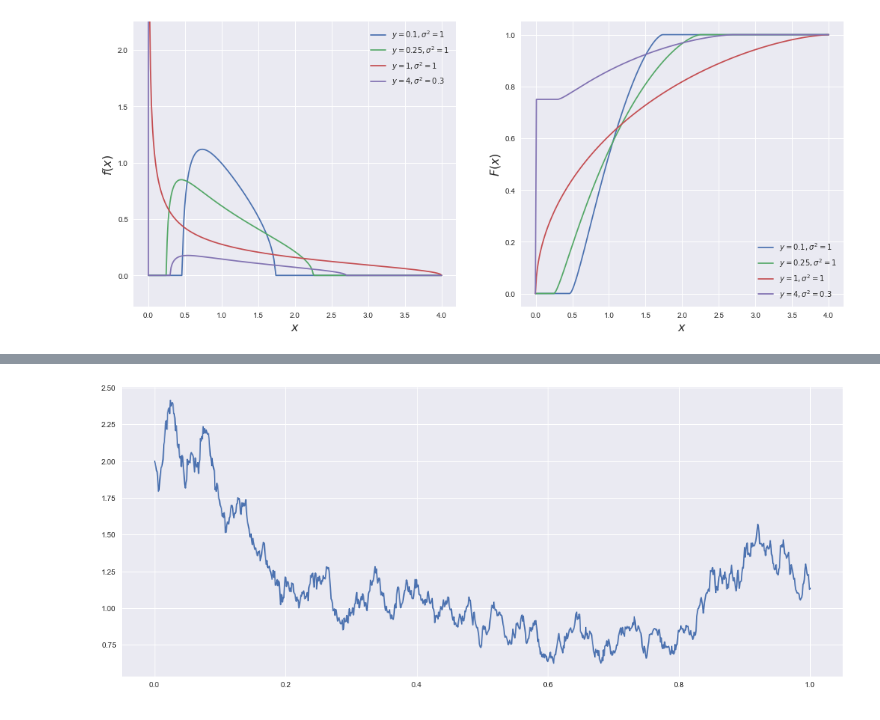
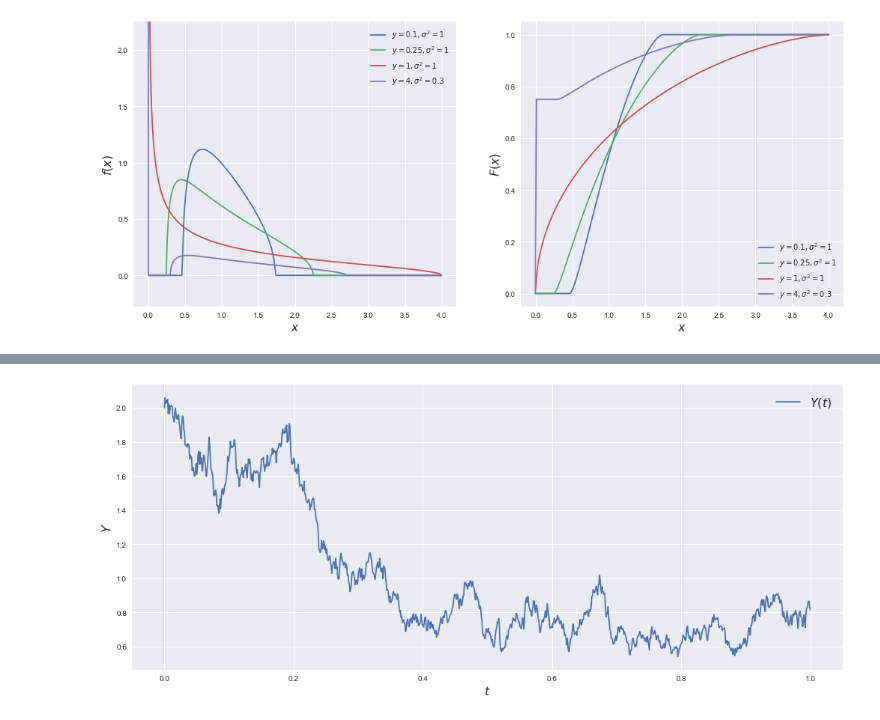
Before and after one commit to wolkym/CAU, a Jupyter notebook: Diploma/Simulation/Simulation.ipynb, the cells around one changed output, grey strips where cells are left out. Saved outputs shown, nothing was run; the diff lists cells and outputs as text; code cells hidden in the pictures.

```diff
--- a/Diploma/Simulation/Simulation.ipynb
+++ b/Diploma/Simulation/Simulation.ipynb
@@ -387,29 +345,32 @@ TVARCV is ready
 # %%
 matplotlib.rcParams['figure.figsize'] = [17, 7]
 
 # dX(t) = β(α - X(t))dt + σ(X(t))^(1/2)dB(t)
 # CIR(t | α, β, σ, X0) ~ Y / c, where
 # Y ~ Noncentral Chi - Squared(4αβ / σ ^ 2, X0 * c * exp(-βt)))
 # and c = 4β / (σ ^ 2 * (1.0 - exp(-βt)))
 def get_gamma_CIR(t, alpha, beta, sigma, x0):
     dt = t[1] - t[0]
     exp_mbeta_dt = np.exp(-beta * dt)
     c = 4 * beta / (sigma * sigma * (1.0 - exp_mbeta_dt))
     degree = 4 * alpha * beta / (sigma * sigma)
     gamma = x0 * np.ones(len(t))
     sigma_sq = alpha * alpha * dt
     for i in range(1, len(gamma)):
         noncentrality = c * gamma[i - 1] * exp_mbeta_dt
         gamma[i] = np.random.noncentral_chisquare(degree, noncentrality) / c
         sigma_sq += gamma[i] * gamma[i] * dt
     return gamma, sigma_sq
 
 time = np.linspace(0, 1, 1000)
-gamma, sigma_sq = get_gamma_CIR(time, 1, 10, 1, 2)
+gamma, sigma_sq = get_gamma_CIR(time, 1, 5, 1, 2)
 plt.plot(time, gamma)
+plt.xlabel('$t$', fontsize = 16)
+plt.ylabel('$Y$', fontsize = 16)
+plt.legend(['$Y(t)$'], fontsize=16)
 plt.show()
 # %% [output]
-[figure, old version]
+[figure, new version]
 # %%
 def plot_exmp_jump():
     n = 500
```
Also changed, not shown: parts of 10 cells of this notebook, 19 other files.
